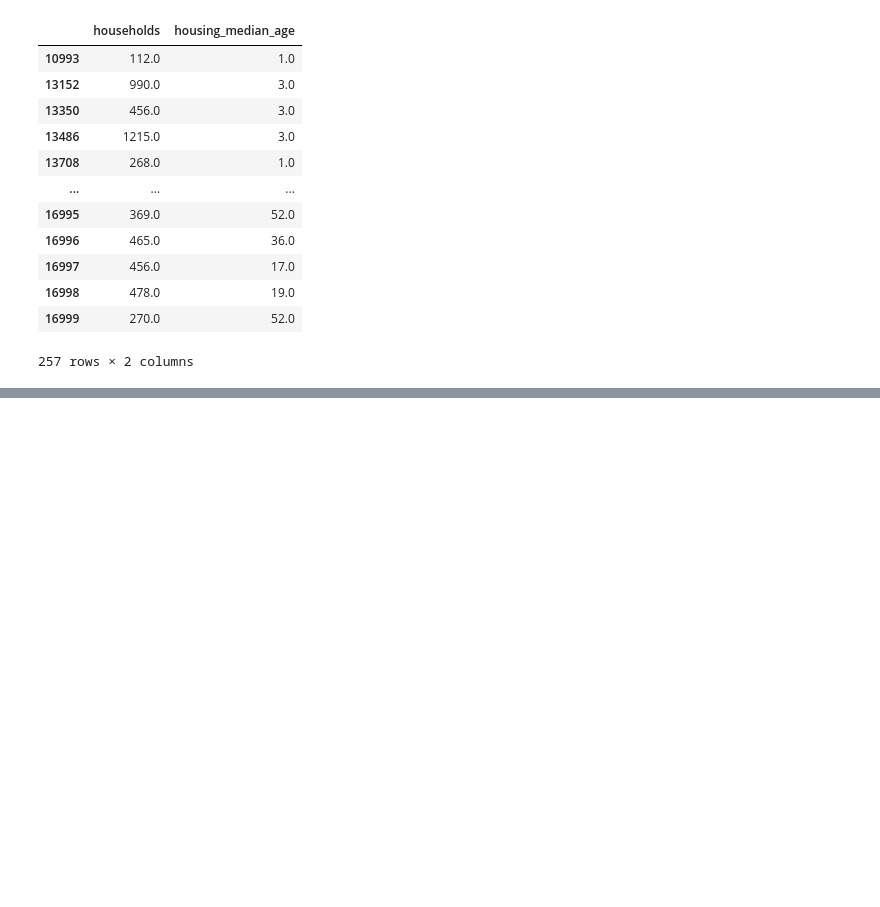
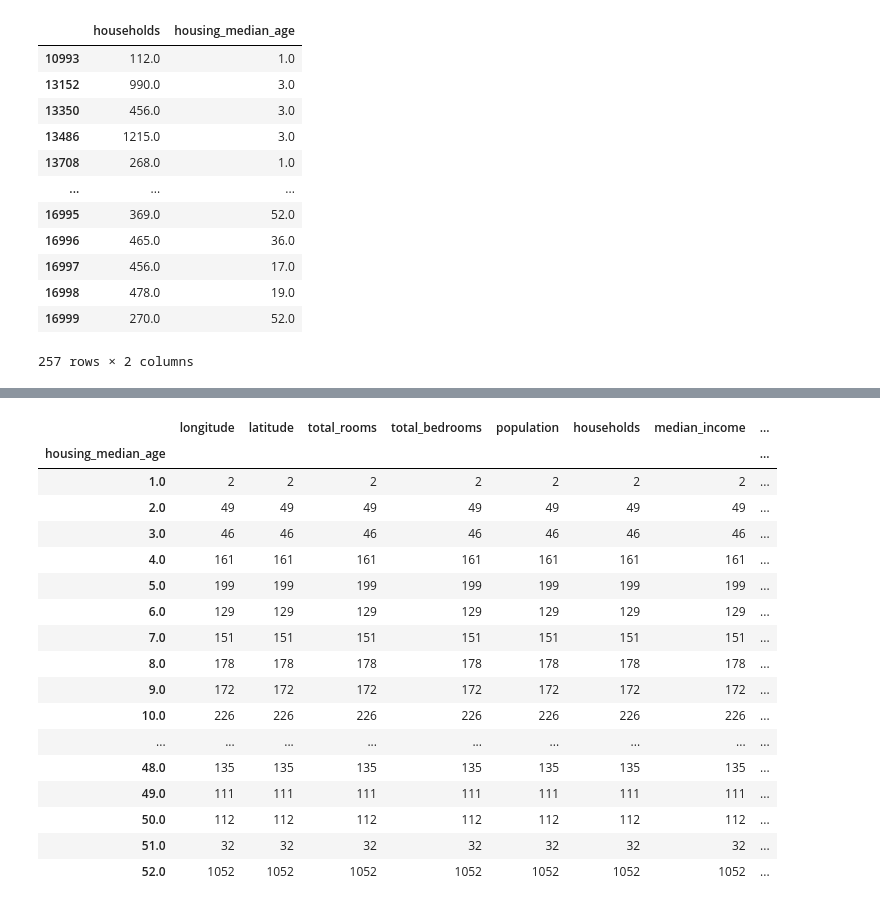
Before and after one commit to aditya-nt/TFpublic, a Jupyter notebook: PandasSQL.ipynb, the cells around one changed output, grey strips where cells are left out. Drawn from its saved outputs; the diff is of its cells as text; code cells hidden in the pictures; blank space fills up the shorter version.

```diff
--- a/PandasSQL.ipynb
+++ b/PandasSQL.ipynb
@@ -138,0 +192,21 @@ df[['households','housing_median_age']].groupby('housing_median_age').tail()
+# %%
+df.groupby('housing_median_age').count()
+# %% [output]
+|  | longitude | latitude | total_rooms | total_bedrooms | population | households | median_income | ... |
+| housing_median_age |  |  |  |  |  |  |  | ... |
+| 1.0 | 2 | 2 | 2 | 2 | 2 | 2 | 2 | ... |
+| 2.0 | 49 | 49 | 49 | 49 | 49 | 49 | 49 | ... |
+| 3.0 | 46 | 46 | 46 | 46 | 46 | 46 | 46 | ... |
+| 4.0 | 161 | 161 | 161 | 161 | 161 | 161 | 161 | ... |
+| 5.0 | 199 | 199 | 199 | 199 | 199 | 199 | 199 | ... |
+| 6.0 | 129 | 129 | 129 | 129 | 129 | 129 | 129 | ... |
+| 7.0 | 151 | 151 | 151 | 151 | 151 | 151 | 151 | ... |
+| 8.0 | 178 | 178 | 178 | 178 | 178 | 178 | 178 | ... |
+| 9.0 | 172 | 172 | 172 | 172 | 172 | 172 | 172 | ... |
+| 10.0 | 226 | 226 | 226 | 226 | 226 | 226 | 226 | ... |
+| ... | ... | ... | ... | ... | ... | ... | ... | ... |
+| 48.0 | 135 | 135 | 135 | 135 | 135 | 135 | 135 | ... |
+| 49.0 | 111 | 111 | 111 | 111 | 111 | 111 | 111 | ... |
+| 50.0 | 112 | 112 | 112 | 112 | 112 | 112 | 112 | ... |
+| 51.0 | 32 | 32 | 32 | 32 | 32 | 32 | 32 | ... |
+| 52.0 | 1052 | 1052 | 1052 | 1052 | 1052 | 1052 | 1052 | ... |
```
Also changed, not shown: parts of 8 cells of this notebook.
